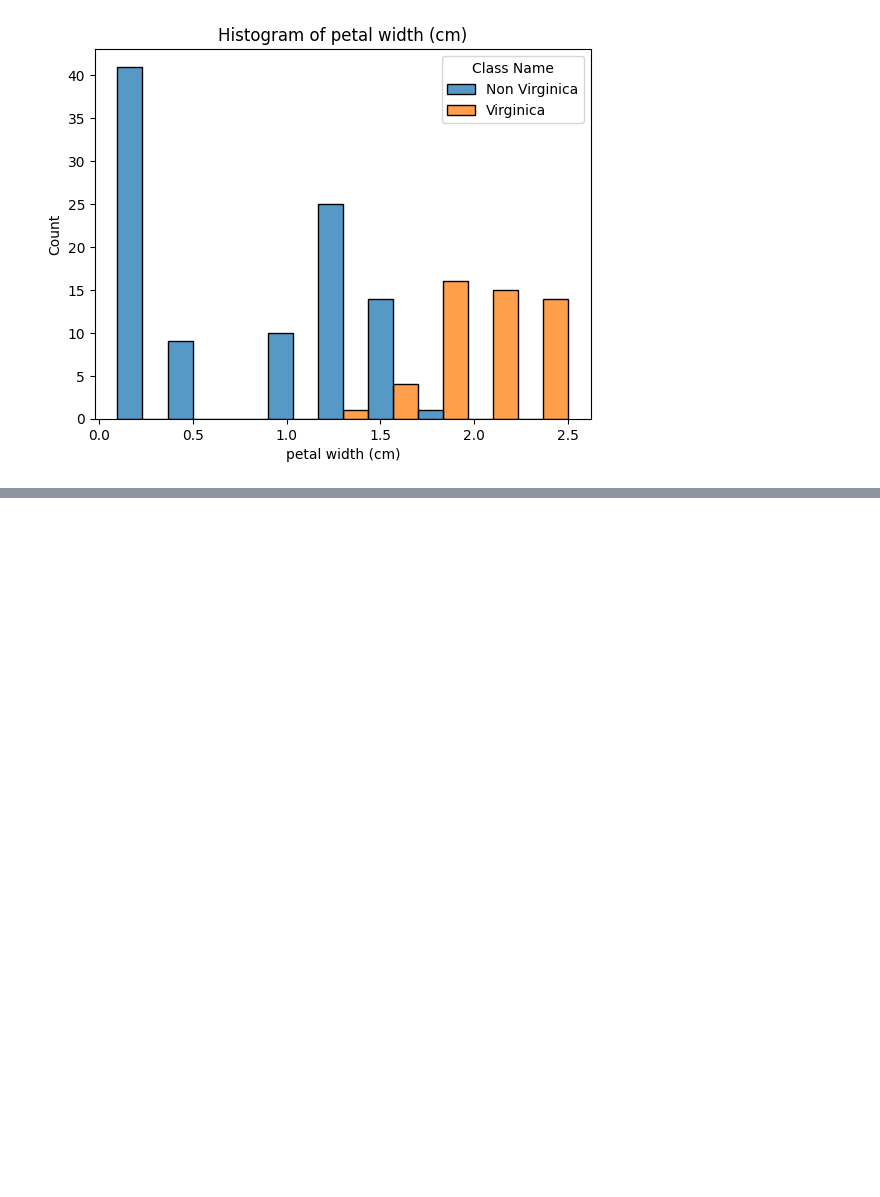
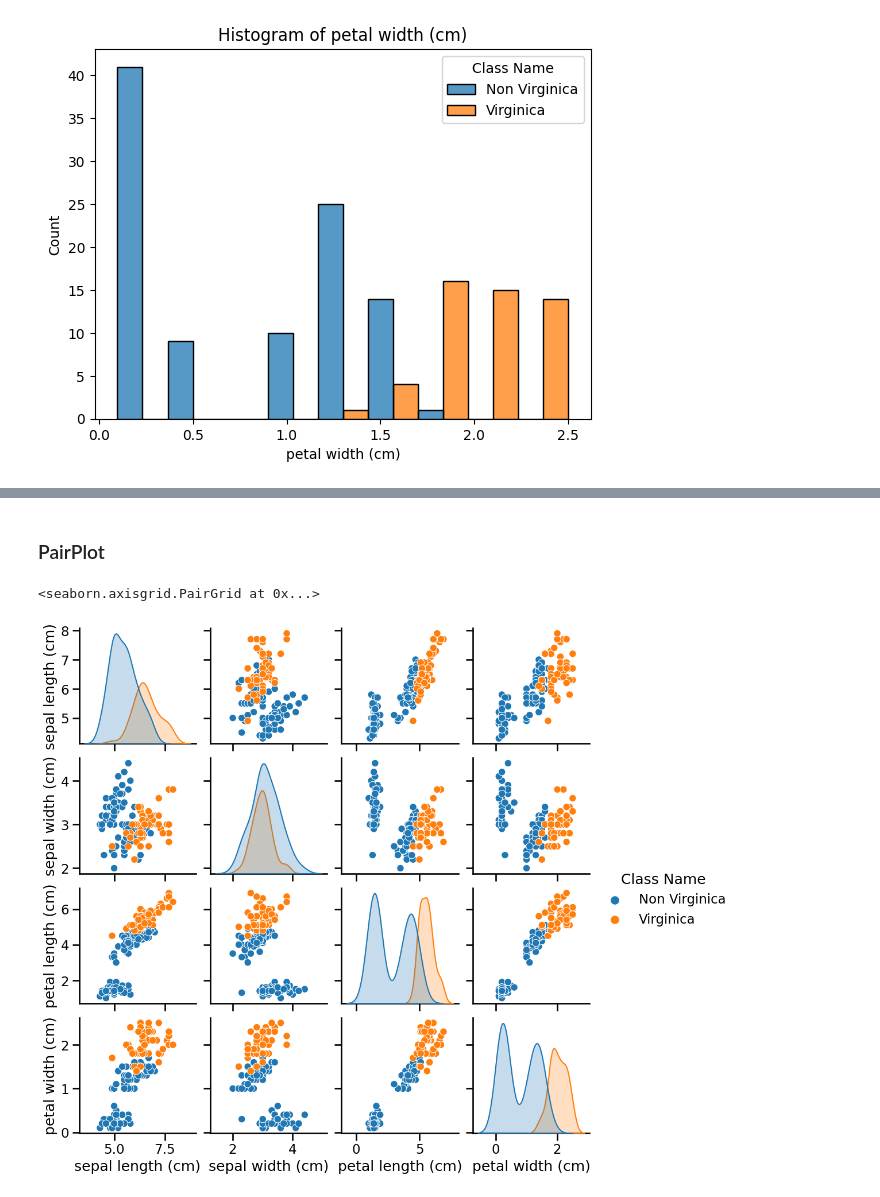
Before and after one commit to hemasree798/CSCN8010-labs, a Jupyter notebook: Lab6.ipynb, the cells around one changed output, grey strips where cells are left out. Cells and saved outputs as stored; diff of their text form; code cells hidden in the pictures; blank space fills up the shorter version.

```diff
--- a/Lab6.ipynb
+++ b/Lab6.ipynb
@@ -82,0 +119,8 @@ for feature in iris_dataset.feature_names:
+# %% [markdown]
+### PairPlot
+# %%
+sns.set_context('talk')
+sns.pairplot(df_iris_dataset, x_vars=["sepal length (cm)", "sepal width (cm)", "petal length (cm)","petal width (cm)"],y_vars=["sepal length (cm)", "sepal width (cm)", "petal length (cm)","petal width (cm)"],hue='Class Name')
+# %% [output]
+<seaborn.axisgrid.PairGrid at 0x...>
+[figure, added]
```
Also changed, not shown: parts of 24 cells of this notebook.
